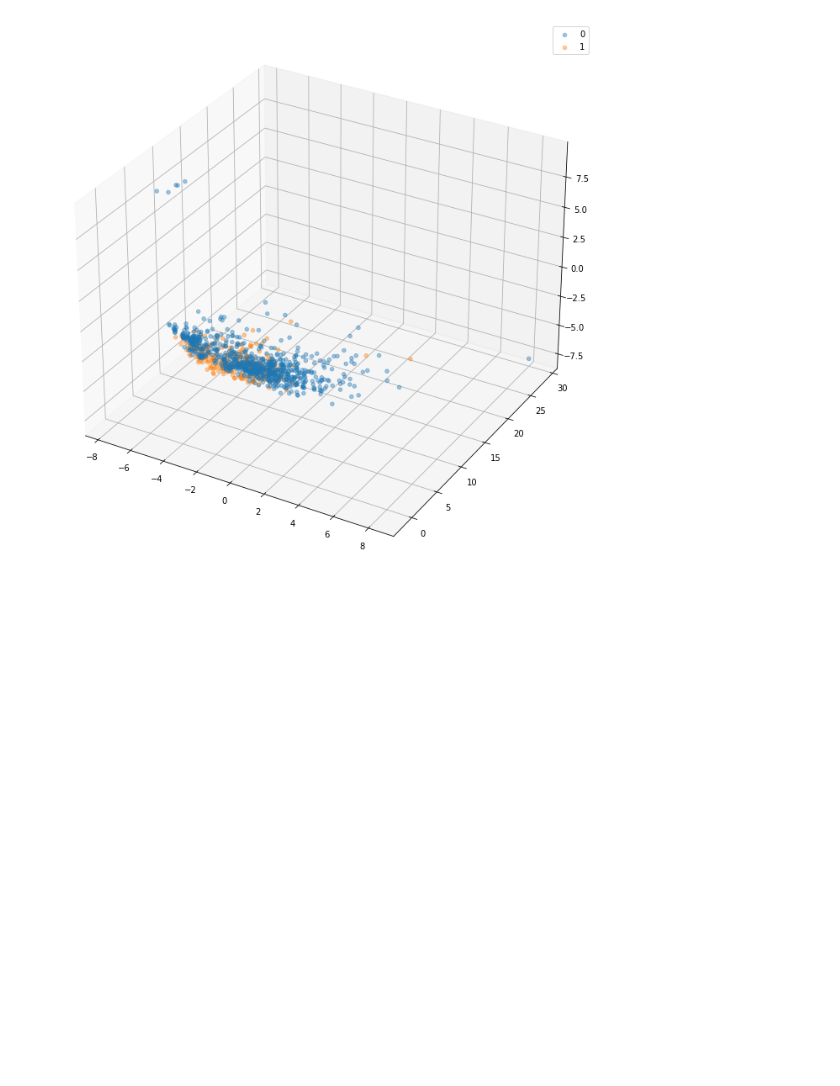
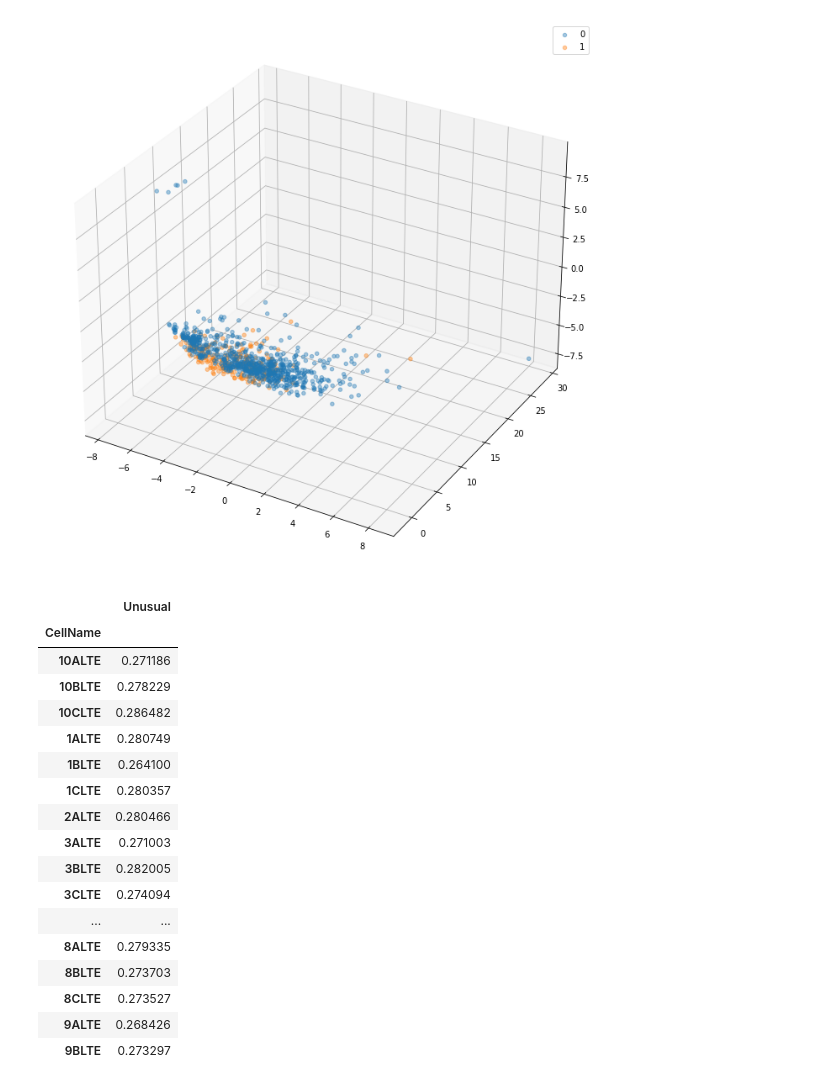
Before and after one commit to n3moy/anomalyDetectionHandbook, a Jupyter notebook: eda.ipynb, the cells around one changed output. Drawn from its saved outputs; the diff is of its cells as text; code cells hidden in the pictures; blank space fills up the shorter version.

Commit message:
Add anomaly ratio by cell

```diff
--- a/eda.ipynb
+++ b/eda.ipynb
@@ -253,3 +253,24 @@ plt.legend()
 plt.show()
 # %% [output]
 [figure]
+# %%
+train_data.groupby("CellName").agg({"Unusual": "mean"})
+# %% [output]
+|  | Unusual |
+| CellName |  |
+| 10ALTE | 0.271186 |
+| 10BLTE | 0.278229 |
+| 10CLTE | 0.286482 |
+| 1ALTE | 0.280749 |
+| 1BLTE | 0.264100 |
+| 1CLTE | 0.280357 |
+| 2ALTE | 0.280466 |
+| 3ALTE | 0.271003 |
+| 3BLTE | 0.282005 |
+| 3CLTE | 0.274094 |
+| ... | ... |
+| 8ALTE | 0.279335 |
+| 8BLTE | 0.273703 |
+| 8CLTE | 0.273527 |
+| 9ALTE | 0.268426 |
+| 9BLTE | 0.273297 |
```
